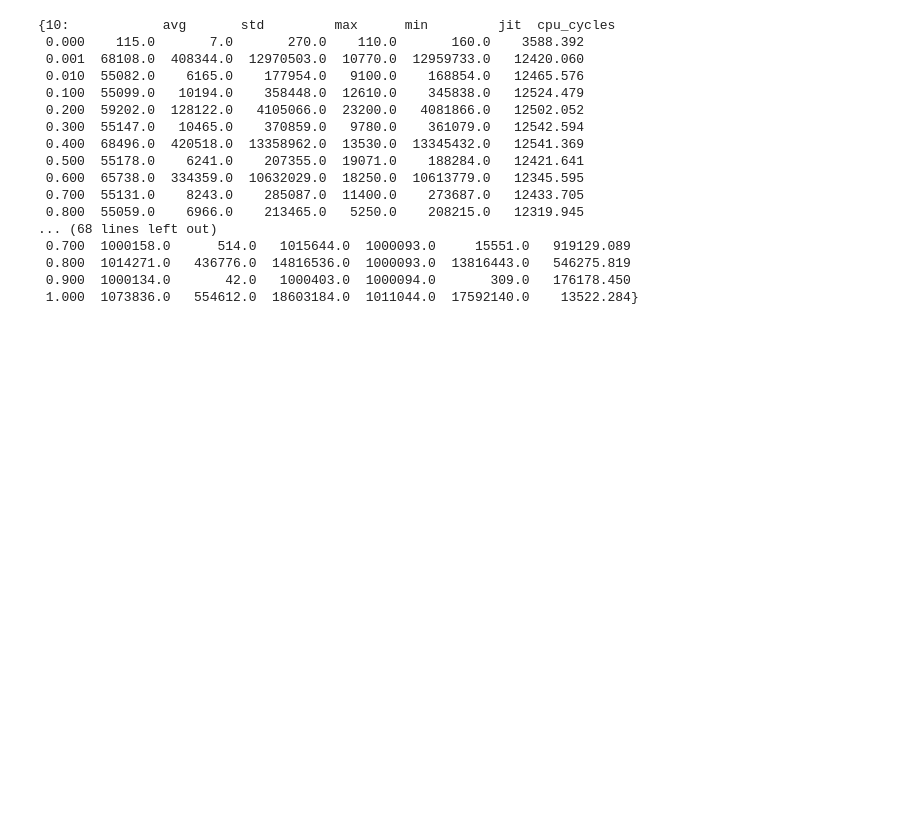
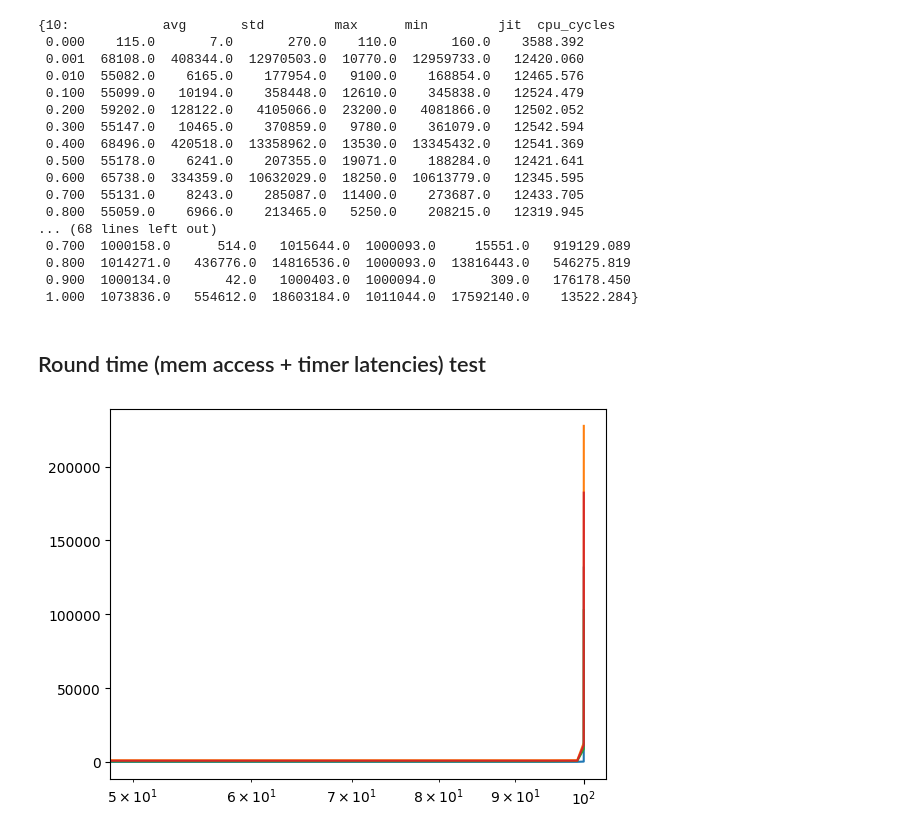
Before and after one commit to swystems/dmem-replication, a Jupyter notebook: jupyter/round-accuracy/ablation_study.ipynb, the cells around one changed output. Saved outputs shown, nothing was run; the diff lists cells and outputs as text; code cells hidden in the pictures; blank space fills up the shorter version.

Commit message:
round accuracy init plots

```diff
--- a/jupyter/round-accuracy/ablation_study.ipynb
+++ b/jupyter/round-accuracy/ablation_study.ipynb
@@ -201,3 +201,5 @@ cxlnode_97load
  0.800  1014271.0   436776.0  14816536.0  1000093.0  13816443.0   546275.819
  0.900  1000134.0       42.0   1000403.0  1000094.0       309.0   176178.450
  1.000  1073836.0   554612.0  18603184.0  1011044.0  17592140.0    13522.284}
+# %% [markdown]
+## Round time (mem access + timer latencies) test
@@ -203,0 +209,18 @@ cxlnode_97load
+# %%
+# data in results/
+# round time = 1us
+percentiles = [0, 50, 95, 99, 99.99, 100]
+local_mem_latencies = [29, 30, 40, 60, 220, 131611]
+local_timer_latencies = [30, 1110, 1110, 1170, 12990, 227646]
+cxl_mem_latencies = [320, 330,470,620,8661,102812]
+cxl_timer_latencies = [30,810,810,820,11350,182415]
+# %%
+fig, ax = plt.subplots()
+ax.plot(percentiles,local_mem_latencies)
+ax.plot(percentiles,local_timer_latencies)
+ax.plot(percentiles,cxl_mem_latencies)
+ax.plot(percentiles,cxl_timer_latencies)
+
+ax.set_xscale("log")
+# %% [output]
+[figure, added]
```
Also changed, not shown: parts of 1 cell of this notebook, 1 other file.
